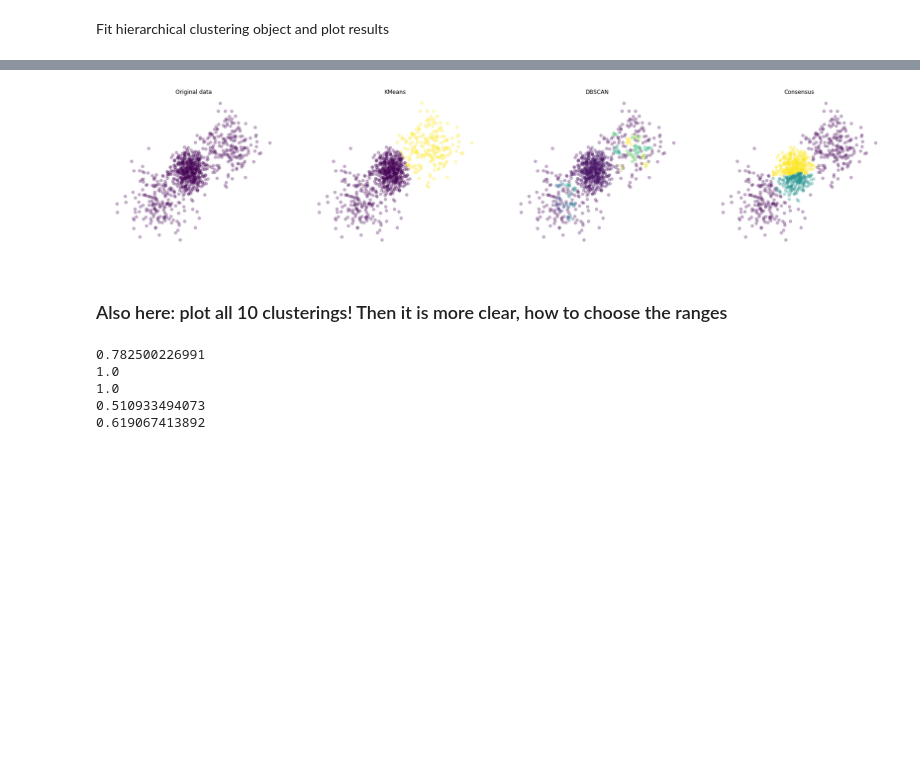
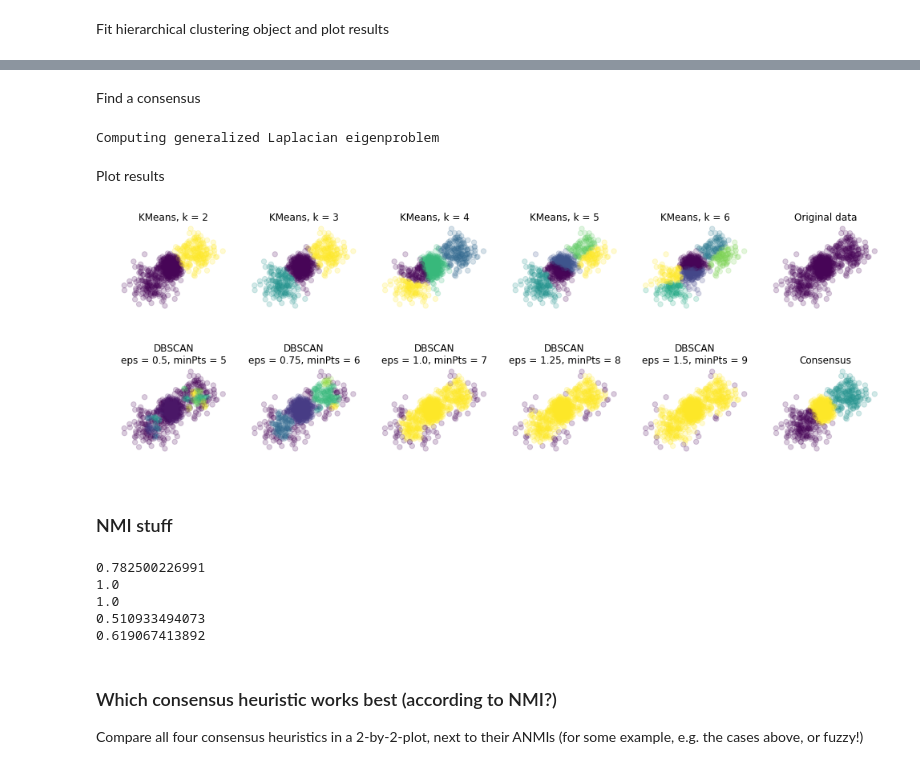
Before and after one commit to clustertoolsgroup/clustertools_project, a Jupyter notebook: even_more_examples.ipynb, the cells around one changed output, grey strips where cells are left out. Cells and saved outputs as stored; diff of their text form; code cells hidden in the pictures; blank space fills up the shorter version.

```diff
--- a/even_more_examples.ipynb
+++ b/even_more_examples.ipynb
@@ -322,23 +202,49 @@ Computing generalized Laplacian eigenproblem
-# %%
-# Plot results
-#labels = [no_labels, kmeans_labels, kmeans_labels2, dbscan_labels, dbscan_labels2, consensus_labels]
-#labels = [no_labels, kmeans_labels, dbscan_labels, consensus_labels]
-labels = [no_labels, kmeans_objects[0].cluster_labels, consensus_obj._noise_to_zero(dbscan_objects[0]).cluster_labels, consensus_labels]
-num_plots = 4
-f, axarr = plt.subplots(1,num_plots, figsize=(30,6))
-
-for i in range(num_plots):
-    axarr[i].scatter(data[:, 0], data[:, 1], alpha=.3, c=labels[i])
-    axarr[i].axis('off')
-
-axarr[0].set_title('Original data')
-axarr[1].set_title('KMeans')
-axarr[2].set_title('DBSCAN')
-axarr[3].set_title('Consensus')
-#axarr[4].set_title('DBSCAN2')
-#axarr[5].set_title('Consensus')
-plt.show()
-# %% [output]
-[figure, removed]
-# %% [markdown]
-### Also here: plot all 10 clusterings! Then it is more clear, how to choose the ranges
+# %% [markdown]
+Find a consensus
+# %%
+# Fit consensus
+clusterings = [*kmeans_objects, *dbscan_objects]
+recluster_what = 'points'
+how = 'spectral'
+k=3
+consensus_obj = consensus.Consensus(clusterings=clusterings, k=k, recluster_what=recluster_what, how=how, verbose=False)
+consensus_labels = consensus_obj.cluster_labels
+# %% [output]
+Computing generalized Laplacian eigenproblem
+# %% [markdown]
+Plot results
+# %%
+# Put labels in right order in to the labels array
+labels = []
+for obj in kmeans_objects:
+    labels.append(obj.cluster_labels)
+labels.append(no_labels)
+for obj in dbscan_objects:
+    labels.append(consensus_obj._noise_to_zero(obj).cluster_labels)
+labels.append(consensus_labels)
+
+# Init plotting arrangement
+num_plots = len(kmeans_objects) + len(dbscan_objects) + 2
+num_subplts_per_row = 6
+num_rows = num_plots // num_subplts_per_row
+num_cols = min(num_subplts_per_row, num_plots)
+f, axarr = plt.subplots(num_rows,num_cols, figsize=(17, 3*num_rows))
+
+# Plot labels
+for i, ax in enumerate(axarr.flat):
+    #format_square(ax, min(data[:, 0]), max(data[:, 0]), min(data[:, 1]), max(data[:, 1]))
+    ax.set_aspect('equal')
+    ax.scatter(data[:, 0], data[:, 1], s=40, c=labels[i], alpha=0.2)
+    # RAUM NOCH EINRÜGEN
+    ax.axis('off')
+    if i < num_subplts_per_row - 1:
+        ax.set_title('KMeans, k = {0}'.format(num_clusters_array[i]))
+    elif i == num_subplts_per_row - 1:
+        ax.set_title('Original data')
+    elif i < num_plots - 1:
+        ax.set_title('DBSCAN\neps = {0}, minPts = {1}'.format(eps_array[i-num_subplts_per_row], minPts_array[i-num_subplts_per_row]))
+    else:
+        ax.set_title('Consensus')
+plt.show()
+# %% [output]
+[figure, added]
@@ -345,3 +253,5 @@ plt.show()
+# %% [markdown]
+### NMI stuff
 # %%
 # NMI information
 print(consensus_obj.anmi)
@@ -355,3 +265,7 @@ print(consensus_obj.compute_nmi(consensus_obj.cluster_labels, consensus_obj._noi
 1.0
 0.510933494073
 0.619067413892
+# %% [markdown]
+### Which consensus heuristic works best (according to NMI?)
+
+Compare all four consensus heuristics in a 2-by-2-plot, next to their ANMIs (for some example, e.g. the cases above, or fuzzy!)
```
Also changed, not shown: parts of 26 cells of this notebook, 9 other files.
